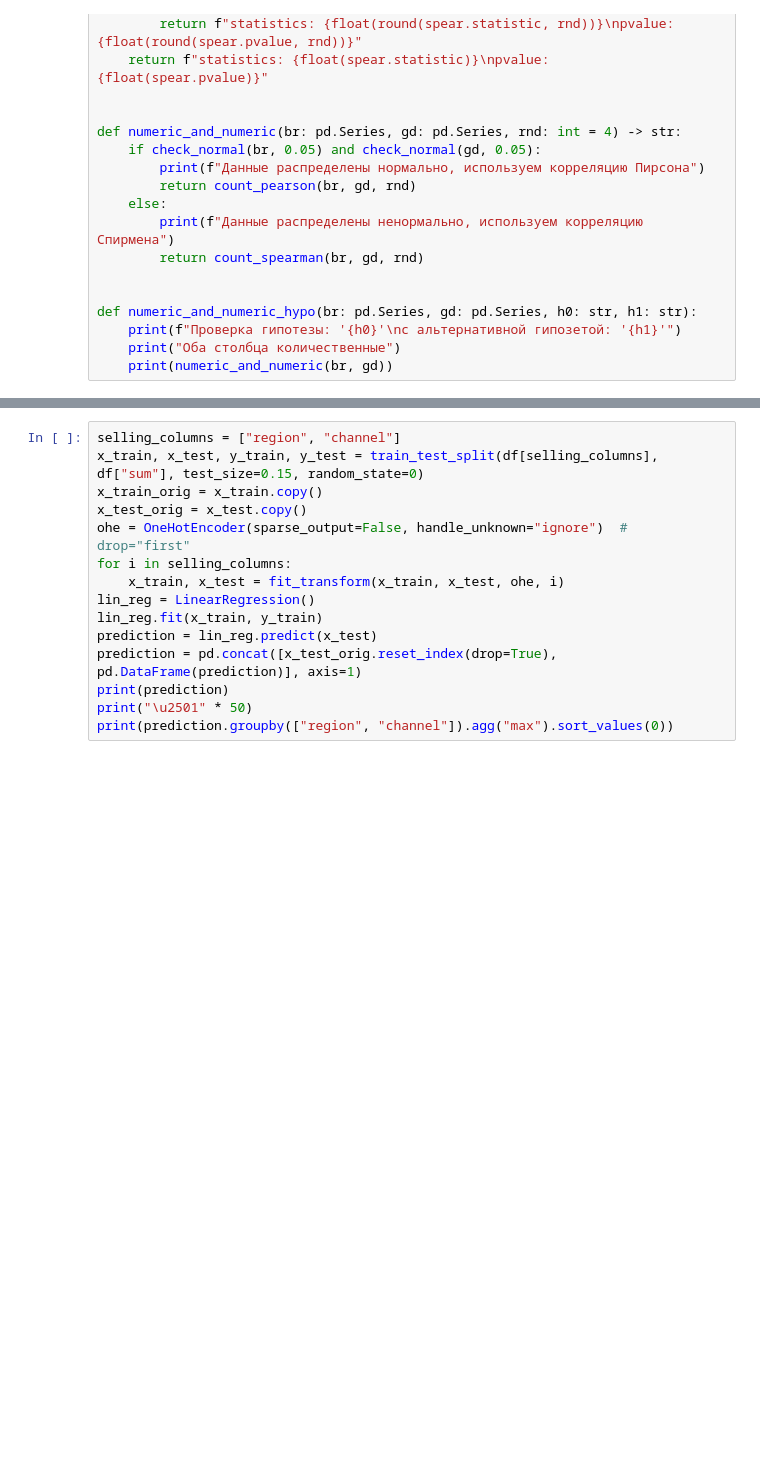
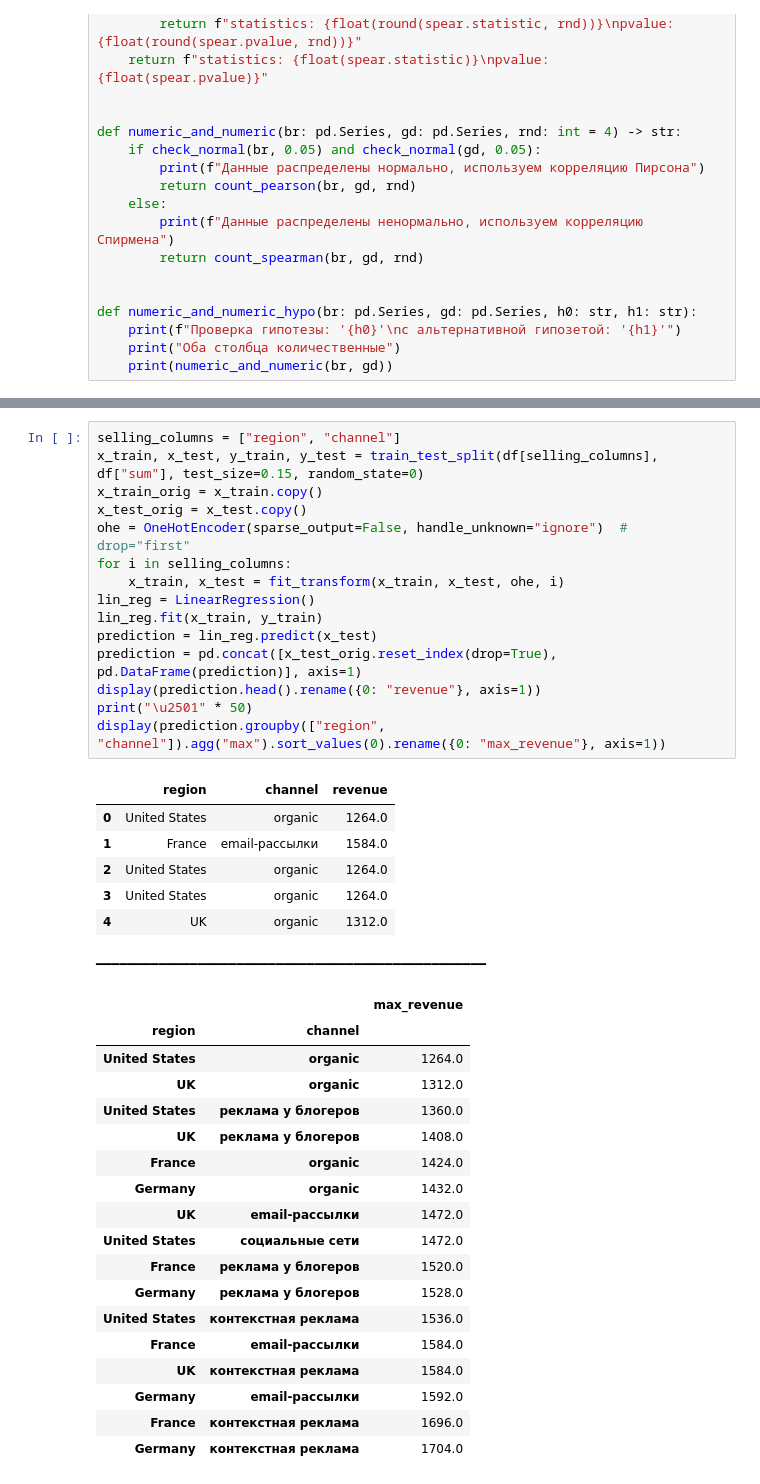
Before and after one commit to foroge/E-com_project, a Jupyter notebook: notebook.ipynb, the cells around one changed output, grey strips where cells are left out. Saved outputs shown, nothing was run; the diff lists cells and outputs as text; blank space fills up the shorter version.

```diff
--- a/notebook.ipynb
+++ b/notebook.ipynb
@@ -691,15 +764,41 @@ print("т.к. p-value больше 0.05, альтернативную гипот
 # %%
 selling_columns = ["region", "channel"]
 x_train, x_test, y_train, y_test = train_test_split(df[selling_columns], df["sum"], test_size=0.15, random_state=0)
 x_train_orig = x_train.copy()
 x_test_orig = x_test.copy()
 ohe = OneHotEncoder(sparse_output=False, handle_unknown="ignore")  # drop="first"
 for i in selling_columns:
     x_train, x_test = fit_transform(x_train, x_test, ohe, i)
 lin_reg = LinearRegression()
 lin_reg.fit(x_train, y_train)
 prediction = lin_reg.predict(x_test)
 prediction = pd.concat([x_test_orig.reset_index(drop=True), pd.DataFrame(prediction)], axis=1)
-print(prediction)
+display(prediction.head().rename({0: "revenue"}, axis=1))
 print("\u2501" * 50)
-print(prediction.groupby(["region", "channel"]).agg("max").sort_values(0))
+display(prediction.groupby(["region", "channel"]).agg("max").sort_values(0).rename({0: "max_revenue"}, axis=1))
+# %% [output]
+|  | region | channel | revenue |
+| 0 | United States | organic | 1264.0 |
+| 1 | France | email-рассылки | 1584.0 |
+| 2 | United States | organic | 1264.0 |
+| 3 | United States | organic | 1264.0 |
+| 4 | UK | organic | 1312.0 |
+━━━━━━━━━━━━━━━━━━━━━━━━━━━━━━━━━━━━━━━━━━━━━━━━━━
+|  |  | max_revenue |
+| region | channel |  |
+| United States | organic | 1264.0 |
+| UK | organic | 1312.0 |
+| United States | реклама у блогеров | 1360.0 |
+| UK | реклама у блогеров | 1408.0 |
+| France | organic | 1424.0 |
+| Germany | organic | 1432.0 |
+| UK | email-рассылки | 1472.0 |
+| United States | социальные сети | 1472.0 |
+| France | реклама у блогеров | 1520.0 |
+| Germany | реклама у блогеров | 1528.0 |
+| United States | контекстная реклама | 1536.0 |
+| France | email-рассылки | 1584.0 |
+| UK | контекстная реклама | 1584.0 |
+| Germany | email-рассылки | 1592.0 |
+| France | контекстная реклама | 1696.0 |
+| Germany | контекстная реклама | 1704.0 |
```
Also changed, not shown: parts of 11 cells of this notebook, 2 other files.
